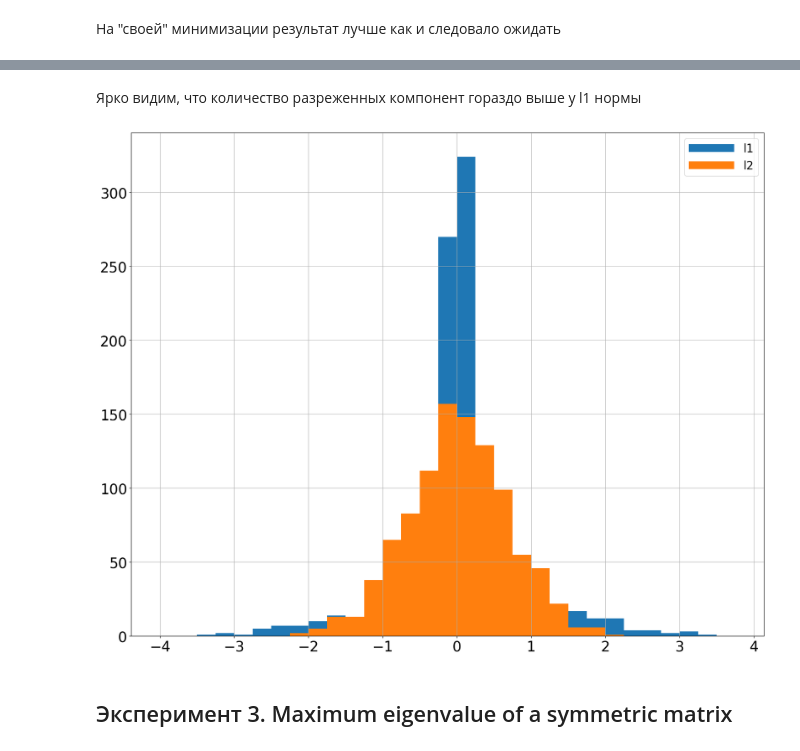
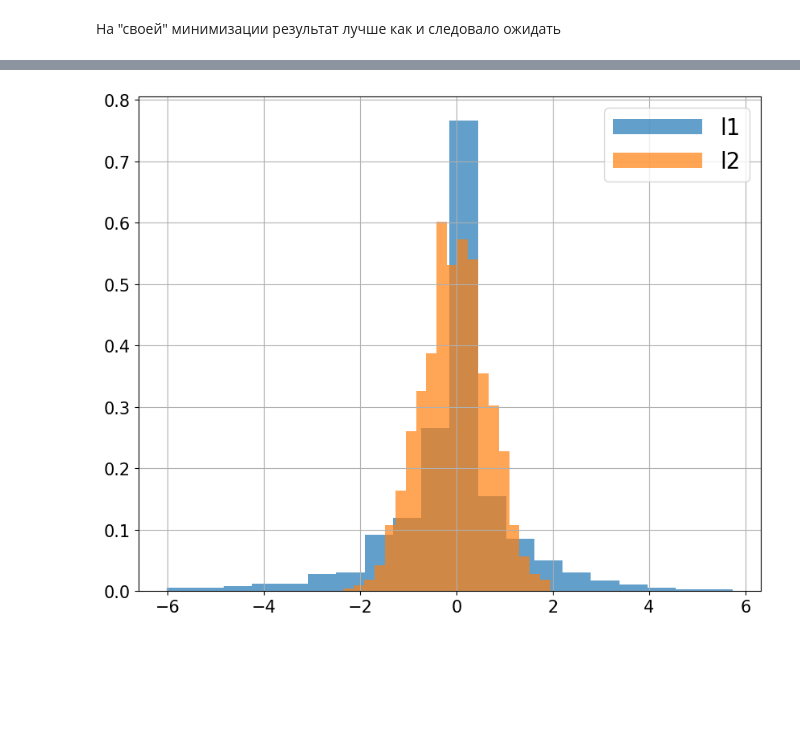
Before and after one commit to DredderGun/math_opt_course, a Jupyter notebook: lesson4_non_smooth_obj/sem3_subgrad.ipynb, the cells around one changed output, grey strips where cells are left out. Drawn from its saved outputs; the diff is of its cells as text; code cells hidden in the pictures; blank space fills up the shorter version.

```diff
--- a/lesson4_non_smooth_obj/sem3_subgrad.ipynb
+++ b/lesson4_non_smooth_obj/sem3_subgrad.ipynb
@@ -72,7 +152,7 @@ class GradientDescent:
         self.return_history = return_history
         self.history = []
 
-    def solve(self, x0, f, gradf, tol=1e-3, max_iter=10000):
+    def solve(self, x0, f, gradf, tol=1e-3, max_iter=5000):
         self.history = [(x0, time.time())]
         x = x0.copy()
         k = 0
@@ -108,6 +212,6 @@ $$f(x) = \| Ax - b \|_1$$
 # %%
-def func_l1(A, b):
+def func_SLE_l1(A, b):
     return lambda x: np.abs(A.dot(x) - b).sum()
 
-def grad_f_l1(A, b):
+def subgrad_func_SLE_l1(A, b):
     return lambda x: A.T @ np.sign(A.dot(x) - b)
@@ -160,7 +277,14 @@ $$A\in\mathbb{R}^{m\times n}$$
 Сравним близость к решению и скорость сходимости для гладкой и негладкой функции
 # %%
 def func_l2(A, b):
-    return lambda x: np.linalg.norm(A.dot(x) - b) ** 2
+    return lambda x: np.linalg.norm(A.dot(x) - b)**2
 
 def grad_f_l2(A, b):
     return lambda x: 2 * A.T.dot(A.dot(x) - b)
+
+class ConstantStepSize(StepSize):
+    def __init__(self, alpha):
+        self.alpha = alpha
+
+    def __call__(self, x, h, k, *args, **kwargs):
+        return self.alpha
@@ -286,22 +369,3 @@ plt.legend();
-# %%
-np.random.seed(1)
-n = 500
-m = 1000
-A = np.random.randn(m, n)
-x_true = np.random.randn(n)
-b = A.dot(x_true) + np.random.randn(m)
-x0 = np.ones(n)
-
-f_l1 = func_l1(A, b)
-gradf = grad_f_l1(A, b)
-f_l2 = func_l2(A, b)
-gradf_l2 = grad_f_l2(A, b)
-
-method = GradientDescent(SeqStepSize(alpha_function=alpha_function1), name="Subgrad")
-x_l1 = method.solve(x0, f_l1, gradf, tol=1e-4, max_iter=6000)
-
-method = GradientDescent(ConstantStepSize(1e-4), name="Grad")
-x_l2 = method.solve(x0, f_l2, gradf_l2, tol=1e-4, max_iter=6000)
 # %% [markdown]
 На "своей" минимизации результат лучше как и следовало ожидать
 # %%
@@ -313,13 +377,8 @@ l1: 542.0383552287337 l2: 471.27847091674545
-# %% [markdown]
-Ярко видим, что количество разреженных компонент гораздо выше у l1 нормы
 # %%
-%matplotlib inline
-plt.figure(figsize=(20, 16))
-plt.hist(A @ x_l1 - b, np.arange(-4, 4, 0.25), label="l1")
-plt.hist(A @ x_l2 - b, np.arange(-4, 4, 0.25), label="l2")
+plt.figure(figsize=(10, 8))
+plt.hist(A@x_l1-b, bins=20, label="l1", density=True, alpha=0.7)
+plt.hist(A@x_l2-b, bins=20, label="l2", density=True, alpha=0.7)
 plt.legend()
 plt.grid()
 # %% [output]
-[figure, old version]
+[figure, new version]
-# %% [markdown]
-## Эксперимент 3. Maximum eigenvalue of a symmetric matrix
```
Also changed, not shown: parts of 68 cells of this notebook.
